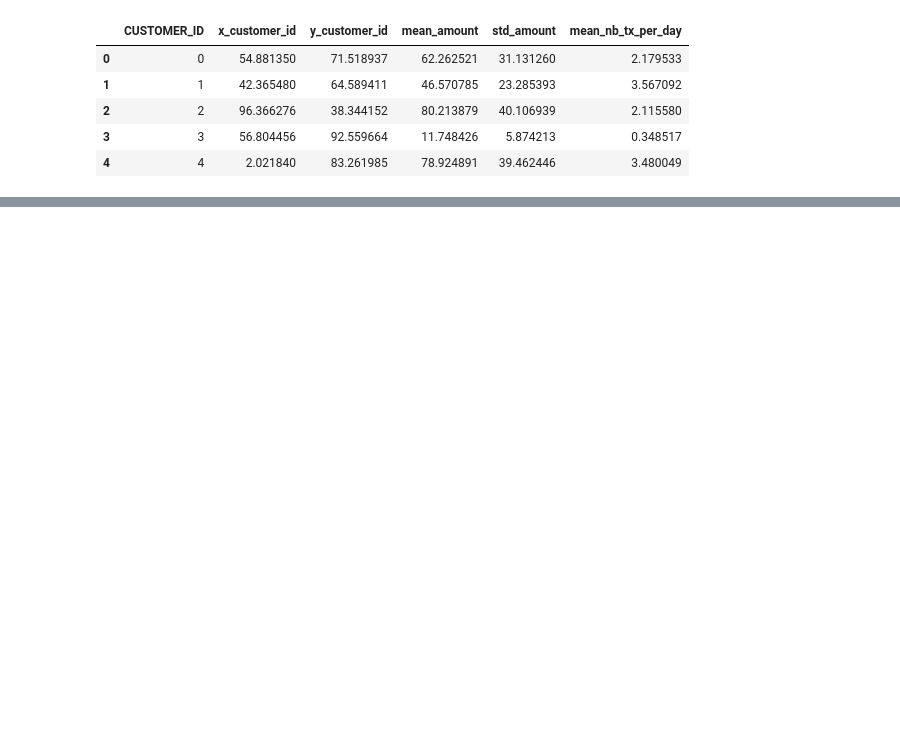
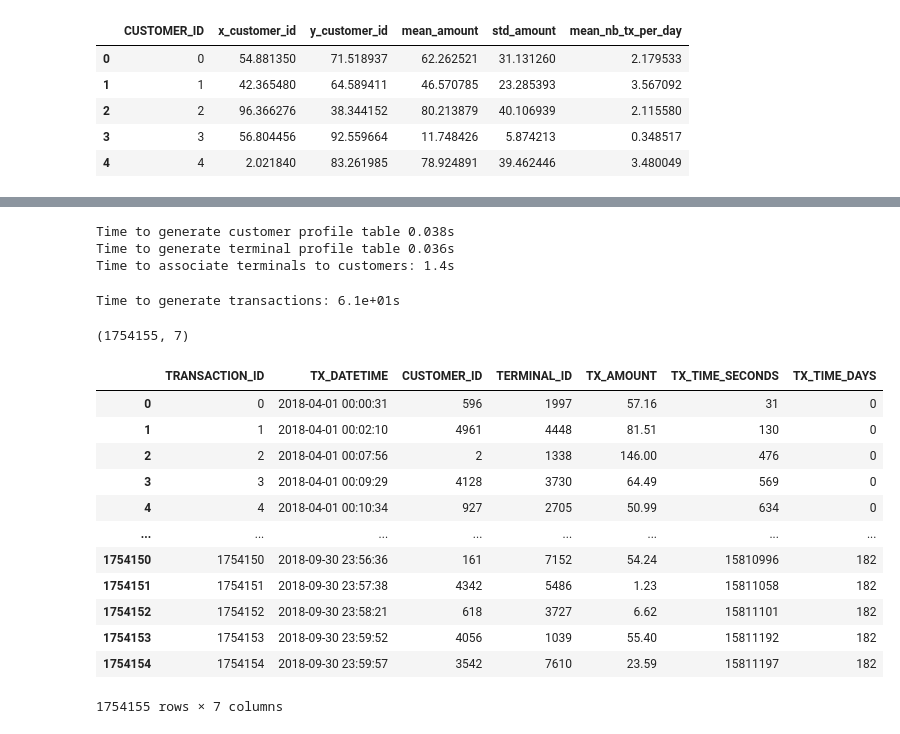
Before and after one commit to hcccccz/fraud_detect, a Jupyter notebook: Untitled-1.ipynb, the cells around one changed output, grey strips where cells are left out. Saved outputs shown, nothing was run; the diff lists cells and outputs as text; code cells hidden in the pictures; blank space fills up the shorter version.

```diff
--- a/Untitled-1.ipynb
+++ b/Untitled-1.ipynb
@@ -44,0 +257,59 @@ customer_profiles_table
+# %%
+def generate_dataset(n_customers=1000, n_terminals=1000000, nb_days=90, start_date="2018-04-01", r=5):
+    start_time = time.time()
+    customer_profiles_table = generate_customer_profiles_table(n_customers=n_customers, random_state=0)
+    print("Time to generate customer profile table {0:.2}s".format(time.time() - start_time))
+
+    start_time = time.time()
+    terminal_profiles_table = generate_terminal_profiles_table(n_terminals=n_terminals, random_state=0)
+    print("Time to generate terminal profile table {0:.2}s".format(time.time() - start_time))
+
+    start_time = time.time()
+    x_y_terminals = terminal_profiles_table[['x_terminal_id', 'y_terminal_id']].values.astype(float)
+    customer_profiles_table['available_terminal'] = customer_profiles_table.apply(lambda x : get_list_terminals_within_radius(x, x_y_terminals=x_y_terminals, r=r), axis=1)
+
+    customer_profiles_table['nb_terminals'] = customer_profiles_table.available_terminal.apply(len)
+    print("Time to associate terminals to customers: {0:.2}s".format(time.time()-start_time))
+
+    start_time = time.time()
+    transactions_df = customer_profiles_table.groupby("CUSTOMER_ID").apply(lambda x: generate_transactions_table(x.iloc[0], nb_days=nb_days)).reset_index(drop=True)
+    print("Time to generate transactions: {0:.2}s".format(time.time()-start_time))
+
+    transactions_df = transactions_df.sort_values('TX_DATETIME')
+    transactions_df.reset_index(inplace=True, drop=True)
+    transactions_df.reset_index(inplace=True)
+    transactions_df.rename(columns = {'index':'TRANSACTION_ID'}, inplace = True)
+
+    return (customer_profiles_table, terminal_profiles_table, transactions_df)
+# %%
+(customer_profiles_table, terminal_profiles_table, transactions_df)=\
+    generate_dataset(n_customers = 5000,
+                     n_terminals = 10000,
+                     nb_days=183,
+                     start_date="2018-04-01",
+                     r=5)
+# %% [output]
+Time to generate customer profile table 0.038s
+Time to generate terminal profile table 0.036s
+Time to associate terminals to customers: 1.4s
+Time to generate transactions: 6.1e+01s
+# %%
+transactions_df.shape
+# %% [output]
+(1754155, 7)
+# %%
+transactions_df
+# %% [output]
+|  | TRANSACTION_ID | TX_DATETIME | CUSTOMER_ID | TERMINAL_ID | TX_AMOUNT | TX_TIME_SECONDS | TX_TIME_DAYS |
+| 0 | 0 | 2018-04-01 00:00:31 | 596 | 1997 | 57.16 | 31 | 0 |
+| 1 | 1 | 2018-04-01 00:02:10 | 4961 | 4448 | 81.51 | 130 | 0 |
+| 2 | 2 | 2018-04-01 00:07:56 | 2 | 1338 | 146.00 | 476 | 0 |
+| 3 | 3 | 2018-04-01 00:09:29 | 4128 | 3730 | 64.49 | 569 | 0 |
+| 4 | 4 | 2018-04-01 00:10:34 | 927 | 2705 | 50.99 | 634 | 0 |
+| ... | ... | ... | ... | ... | ... | ... | ... |
+| 1754150 | 1754150 | 2018-09-30 23:56:36 | 161 | 7152 | 54.24 | 15810996 | 182 |
+| 1754151 | 1754151 | 2018-09-30 23:57:38 | 4342 | 5486 | 1.23 | 15811058 | 182 |
+| 1754152 | 1754152 | 2018-09-30 23:58:21 | 618 | 3727 | 6.62 | 15811101 | 182 |
+| 1754153 | 1754153 | 2018-09-30 23:59:52 | 4056 | 1039 | 55.40 | 15811192 | 182 |
+| 1754154 | 1754154 | 2018-09-30 23:59:57 | 3542 | 7610 | 23.59 | 15811197 | 182 |
+1754155 rows × 7 columns
```
Also changed, not shown: parts of 20 cells of this notebook, 1 other file.
